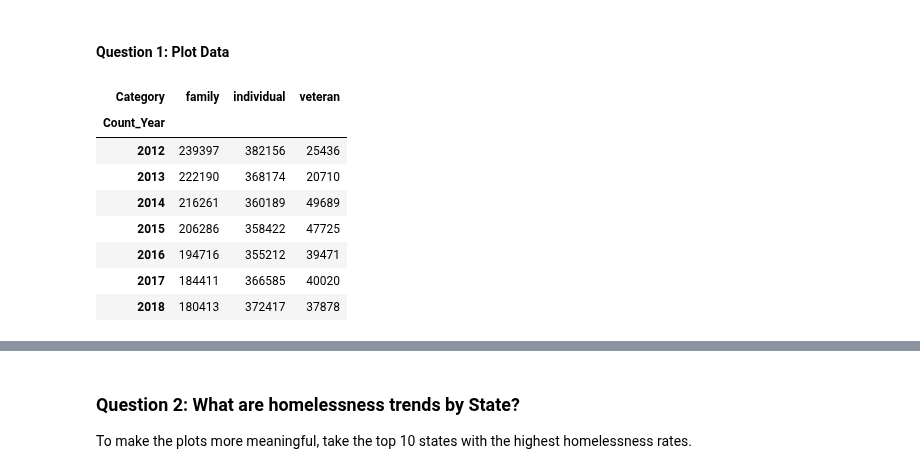
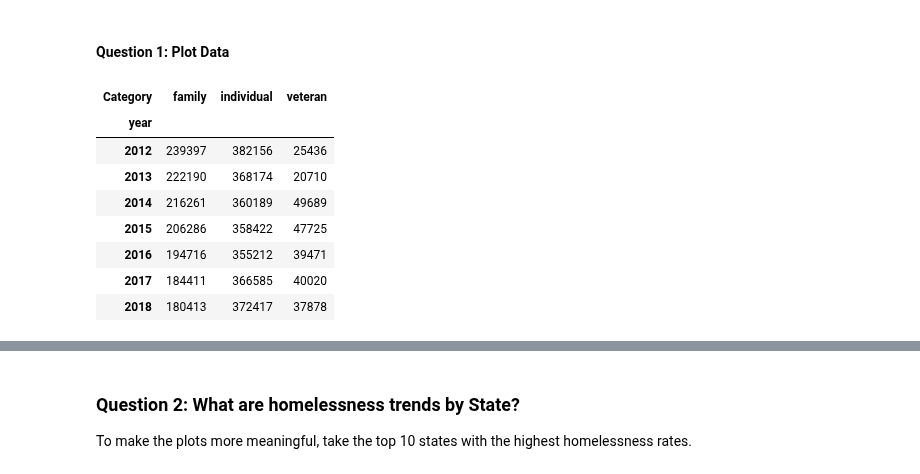
Before and after one commit to cfcastillo/DS-6-Notebooks, a Jupyter notebook: Project_5_Notebook_cfc.ipynb, the cells around one changed output, grey strips where cells are left out. Drawn from its saved outputs; the diff is of its cells as text; code cells hidden in the pictures.

```diff
--- a/Project_5_Notebook_cfc.ipynb
+++ b/Project_5_Notebook_cfc.ipynb
@@ -323,11 +311,11 @@ df.head(50)
 #### Question 1: Plot Data
 # %%
 # Prepare data for plotting
-df_to_plot = df.groupby(['Count_Year','Category'])['how_many'].sum().unstack()
+df_to_plot = df.groupby(['year','Category'])['how_many'].sum().unstack()
 df_to_plot
 # %% [output]
 | Category | family | individual | veteran |
-| Count_Year |  |  |  |
+| year |  |  |  |
 | 2012 | 239397 | 382156 | 25436 |
 | 2013 | 222190 | 368174 | 20710 |
 | 2014 | 216261 | 360189 | 49689 |
```
Also changed, not shown: parts of 28 cells of this notebook.
